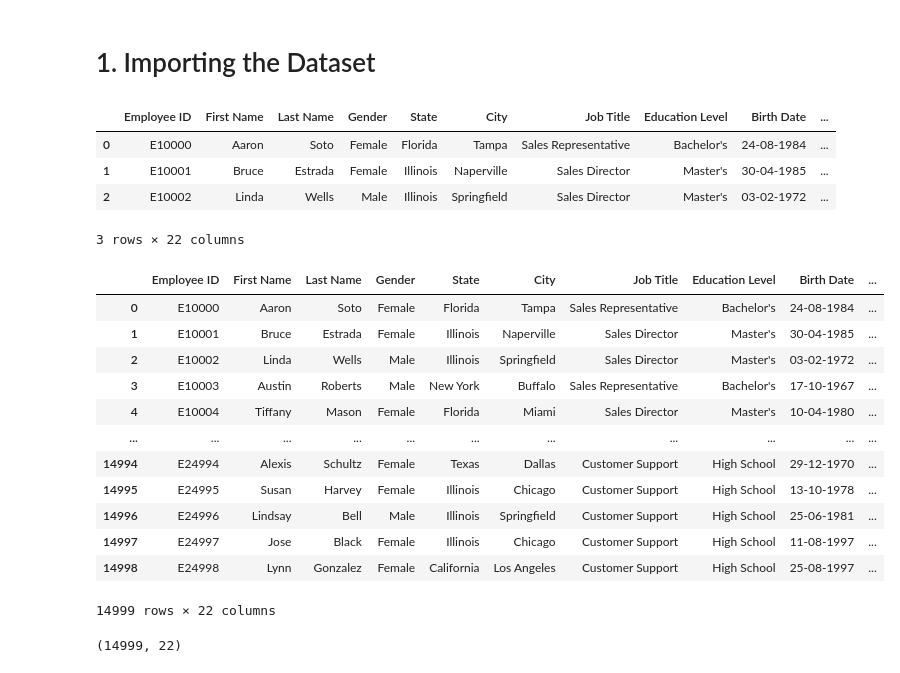
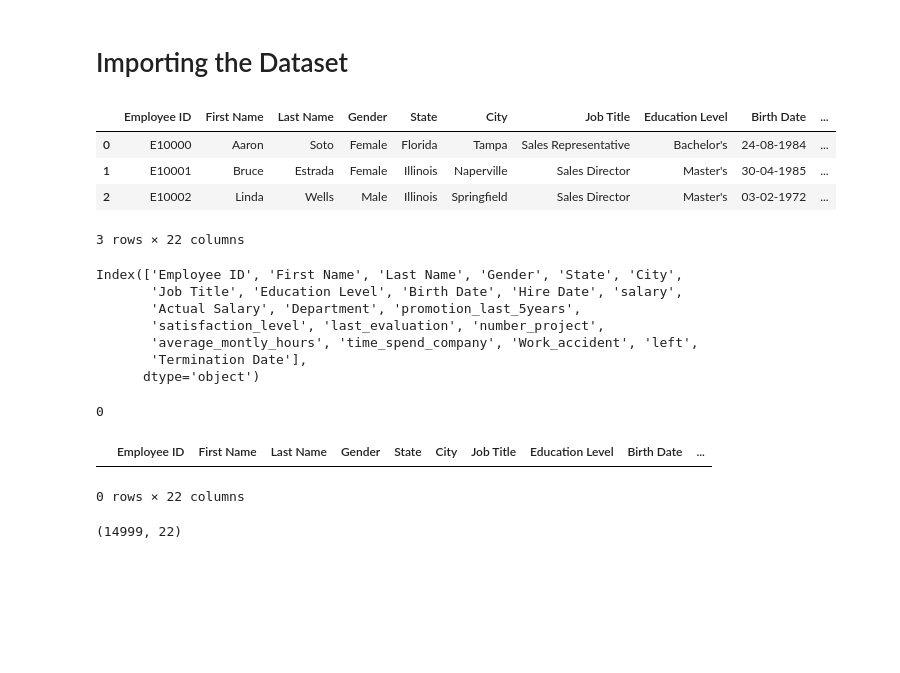
Before and after one commit to ABHISHEK-ALGO/H-R-ANALYTICS, a Jupyter notebook: HR Analytics Project.ipynb, the cells around one changed output. Saved outputs shown, nothing was run; the diff lists cells and outputs as text; code cells hidden in the pictures; blank space fills up the shorter version.

```diff
--- a/HR Analytics Project.ipynb
+++ b/HR Analytics Project.ipynb
@@ -8,3 +10,3 @@ warnings.filterwarnings('ignore')
 # %% [markdown]
-# 1. Importing the Dataset
+# Importing the Dataset
 # %%
@@ -18,22 +21,26 @@ df_emp.head(3)
 3 rows × 22 columns
 # %%
 pd.set_option('display.max_rows', 20)
+# %%
+df_emp.columns
+# %% [output]
+Index(['Employee ID', 'First Name', 'Last Name', 'Gender', 'State', 'City',
+       'Job Title', 'Education Level', 'Birth Date', 'Hire Date', 'salary',
+       'Actual Salary', 'Department', 'promotion_last_5years',
+       'satisfaction_level', 'last_evaluation', 'number_project',
+       'average_montly_hours', 'time_spend_company', 'Work_accident', 'left',
+       'Termination Date'],
+      dtype='object')
+# %%
+# Lets check for any duplicated rows in the dataset
+df_emp.duplicated().sum()
+# %% [output]
+0
 # %%
-df_emp
+df_emp[df_emp.duplicated()]
 # %% [output]
 |  | Employee ID | First Name | Last Name | Gender | State | City | Job Title | Education Level | Birth Date | ... |
-| 0 | E10000 | Aaron | Soto | Female | Florida | Tampa | Sales Representative | Bachelor's | 24-08-1984 | ... |
-| 1 | E10001 | Bruce | Estrada | Female | Illinois | Naperville | Sales Director | Master's | 30-04-1985 | ... |
-| 2 | E10002 | Linda | Wells | Male | Illinois | Springfield | Sales Director | Master's | 03-02-1972 | ... |
-| 3 | E10003 | Austin | Roberts | Male | New York | Buffalo | Sales Representative | Bachelor's | 17-10-1967 | ... |
-| 4 | E10004 | Tiffany | Mason | Female | Florida | Miami | Sales Director | Master's | 10-04-1980 | ... |
-| ... | ... | ... | ... | ... | ... | ... | ... | ... | ... | ... |
-| 14994 | E24994 | Alexis | Schultz | Female | Texas | Dallas | Customer Support | High School | 29-12-1970 | ... |
-| 14995 | E24995 | Susan | Harvey | Female | Illinois | Chicago | Customer Support | High School | 13-10-1978 | ... |
-| 14996 | E24996 | Lindsay | Bell | Male | Illinois | Springfield | Customer Support | High School | 25-06-1981 | ... |
-| 14997 | E24997 | Jose | Black | Female | Illinois | Chicago | Customer Support | High School | 11-08-1997 | ... |
-| 14998 | E24998 | Lynn | Gonzalez | Female | California | Los Angeles | Customer Support | High School | 25-08-1997 | ... |
-14999 rows × 22 columns
+0 rows × 22 columns
 # %%
 df_emp.shape
 # %% [output]
```
Also changed, not shown: parts of 64 cells of this notebook, 16 other files.
